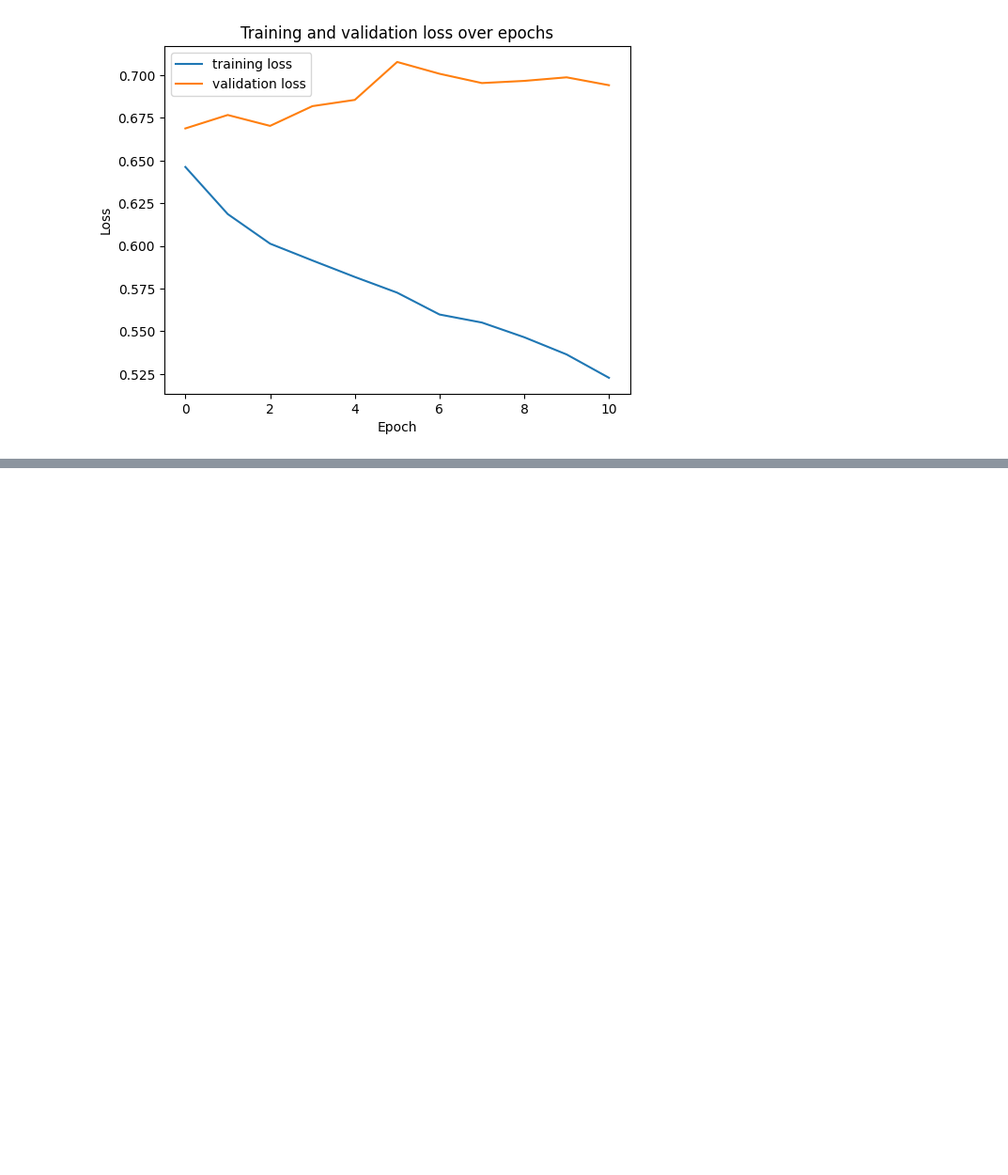
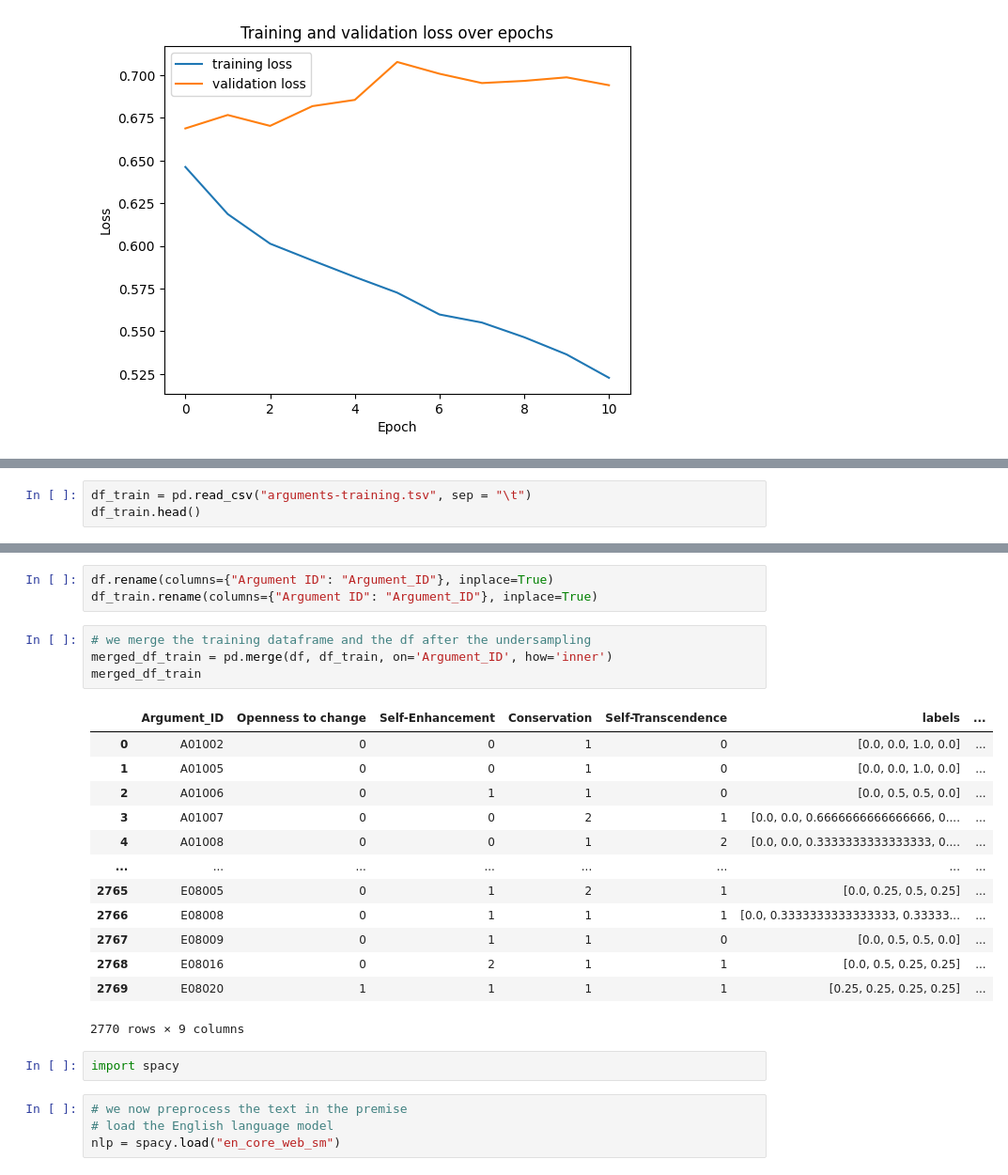
Before and after one commit to Slebbon/TXA-Group-6, a Jupyter notebook: lstm_gridsearch.ipynb, the cells around one changed output, grey strips where cells are left out. Shown: that part at 94% size. Saved outputs shown, nothing was run; the diff lists cells and outputs as text; blank space fills up the shorter version.

```diff
--- a/lstm_gridsearch.ipynb
+++ b/lstm_gridsearch.ipynb
@@ -525,0 +529,3 @@ weighted avg       0.63      1.00      0.76      3659
+# %%
+df_train = pd.read_csv("arguments-training.tsv", sep = "\t")
+df_train.head()
@@ -525,0 +555,27 @@ weighted avg       0.63      1.00      0.76      3659
+# %%
+df.rename(columns={"Argument ID": "Argument_ID"}, inplace=True)
+df_train.rename(columns={"Argument ID": "Argument_ID"}, inplace=True)
+# %%
+# we merge the training dataframe and the df after the undersampling
+merged_df_train = pd.merge(df, df_train, on='Argument_ID', how='inner')
+merged_df_train
+# %% [output]
+|  | Argument_ID | Openness to change | Self-Enhancement | Conservation | Self-Transcendence | labels | ... |
+| 0 | A01002 | 0 | 0 | 1 | 0 | [0.0, 0.0, 1.0, 0.0] | ... |
+| 1 | A01005 | 0 | 0 | 1 | 0 | [0.0, 0.0, 1.0, 0.0] | ... |
+| 2 | A01006 | 0 | 1 | 1 | 0 | [0.0, 0.5, 0.5, 0.0] | ... |
+| 3 | A01007 | 0 | 0 | 2 | 1 | [0.0, 0.0, 0.6666666666666666, 0.... | ... |
+| 4 | A01008 | 0 | 0 | 1 | 2 | [0.0, 0.0, 0.3333333333333333, 0.... | ... |
+| ... | ... | ... | ... | ... | ... | ... | ... |
+| 2765 | E08005 | 0 | 1 | 2 | 1 | [0.0, 0.25, 0.5, 0.25] | ... |
+| 2766 | E08008 | 0 | 1 | 1 | 1 | [0.0, 0.3333333333333333, 0.33333... | ... |
+| 2767 | E08009 | 0 | 1 | 1 | 0 | [0.0, 0.5, 0.5, 0.0] | ... |
+| 2768 | E08016 | 0 | 2 | 1 | 1 | [0.0, 0.5, 0.25, 0.25] | ... |
+| 2769 | E08020 | 1 | 1 | 1 | 1 | [0.25, 0.25, 0.25, 0.25] | ... |
+2770 rows × 9 columns
+# %%
+import spacy
+# %%
+# we now preprocess the text in the premise
+# load the English language model
+nlp = spacy.load("en_core_web_sm")
```
Also changed, not shown: parts of 37 cells of this notebook, 5 other files.
